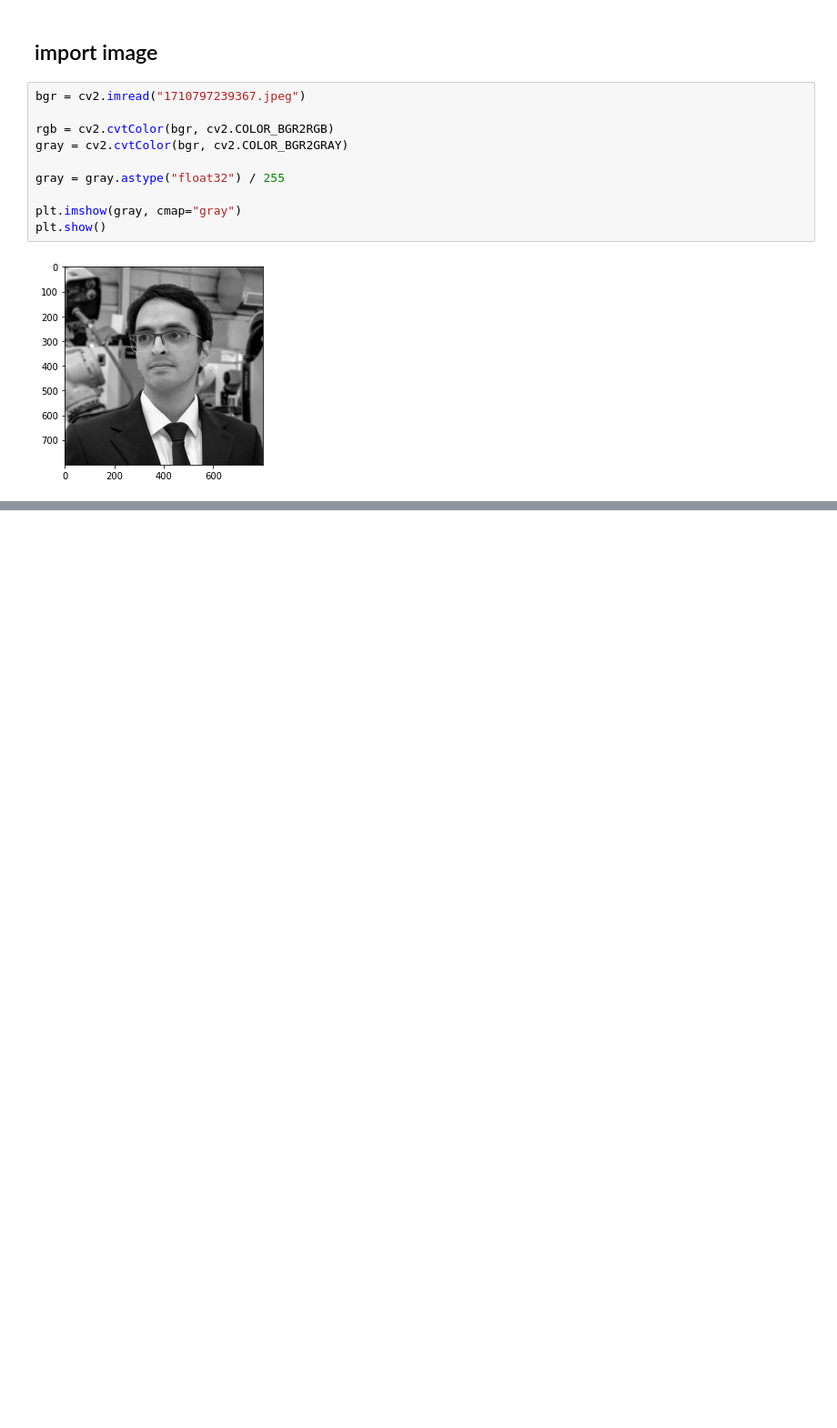
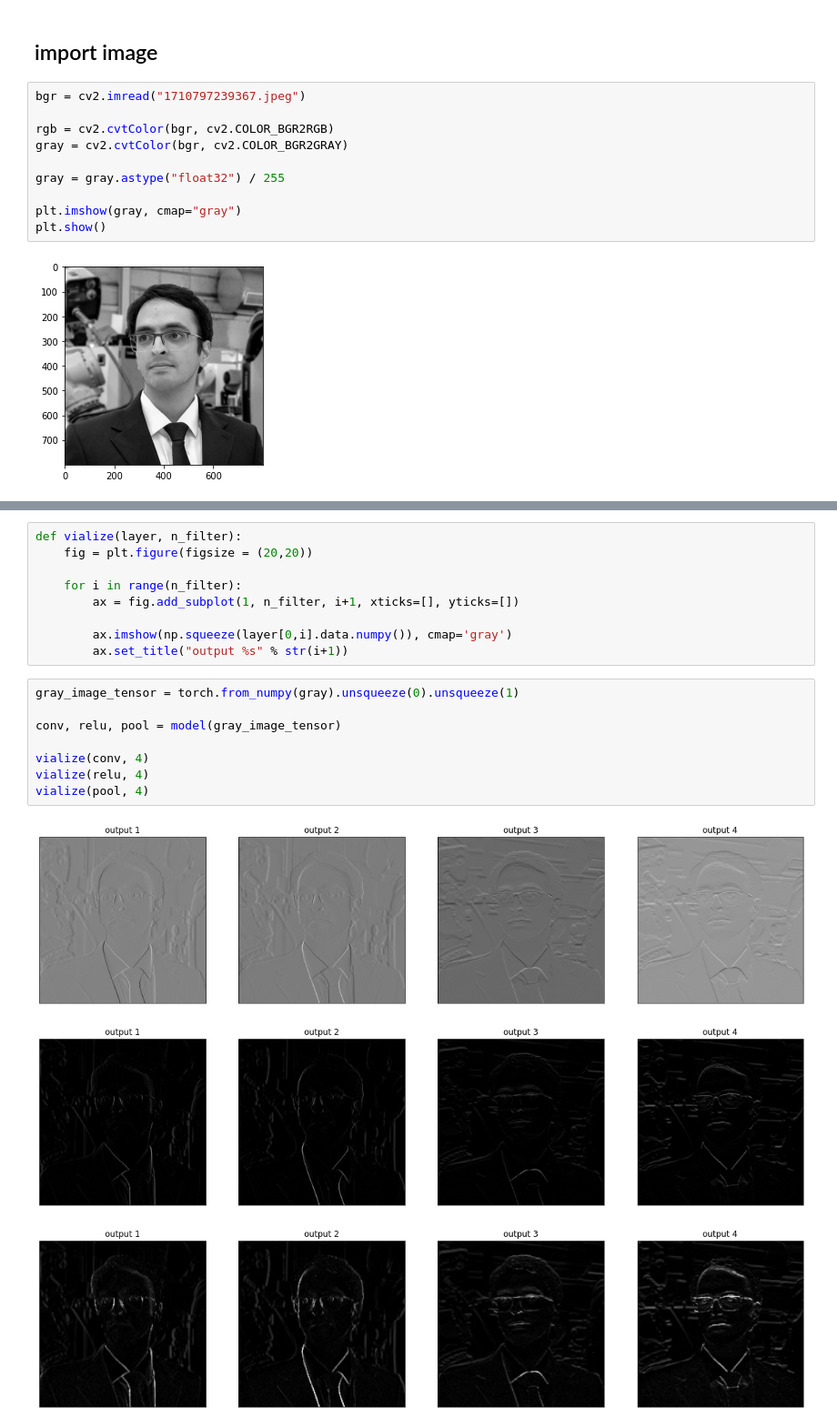
Before and after one commit to SoheilSedghi/Udacity-Computer-Vision-NanoDegree-Practice, a Jupyter notebook: CNN/2_Pooling_Visualization.ipynb, the cells around one changed output, grey strips where cells are left out. Shown at 91% size. Cells and saved outputs as stored; diff of their text form; blank space fills up the shorter version.

```diff
--- a/CNN/2_Pooling_Visualization.ipynb
+++ b/CNN/2_Pooling_Visualization.ipynb
@@ -25,0 +83,21 @@ plt.show()
+# %%
+def vialize(layer, n_filter):
+    fig = plt.figure(figsize = (20,20))
+
+    for i in range(n_filter):
+        ax = fig.add_subplot(1, n_filter, i+1, xticks=[], yticks=[])
+
+        ax.imshow(np.squeeze(layer[0,i].data.numpy()), cmap='gray')
+        ax.set_title("output %s" % str(i+1))
+# %%
+gray_image_tensor = torch.from_numpy(gray).unsqueeze(0).unsqueeze(1)
+
+conv, relu, pool = model(gray_image_tensor)
+
+vialize(conv, 4)
+vialize(relu, 4)
+vialize(pool, 4)
+# %% [output]
+[figure, added]
+[figure, added]
+[figure, added]
```
Also changed, not shown: parts of 5 cells of this notebook, 7 other files.
